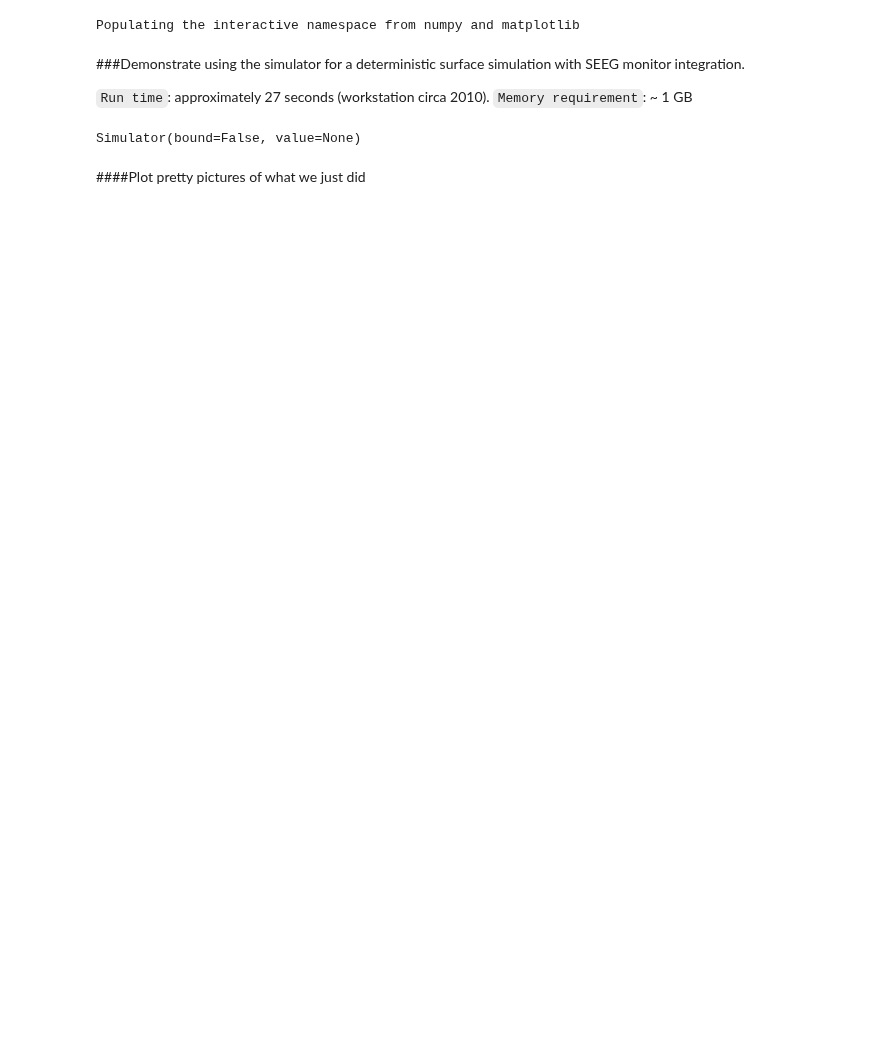
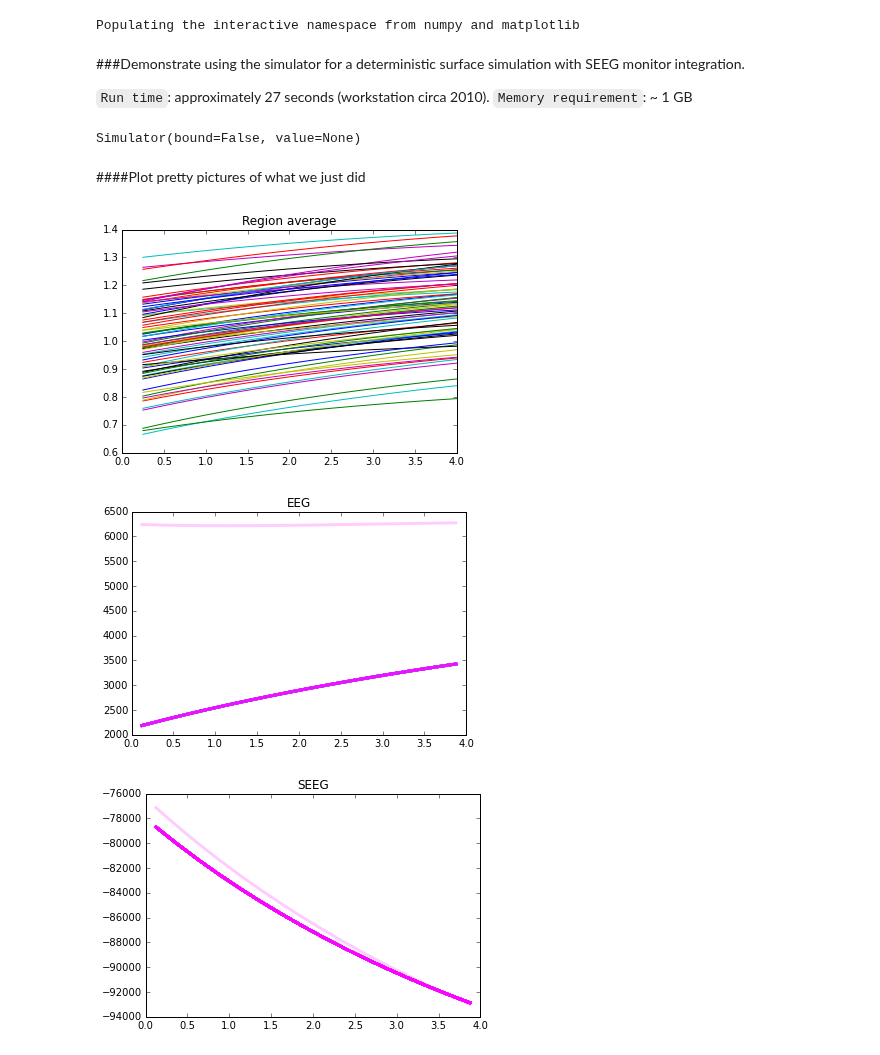
Before and after one commit to the-virtual-brain/tvb-root, a Jupyter notebook: tvb_documentation_new/demos/seeg_surface_deterministic.ipynb, the cells around one changed output. Saved outputs shown, nothing was run; the diff lists cells and outputs as text; code cells hidden in the pictures; blank space fills up the shorter version.

```diff
--- a/tvb_documentation_new/demos/seeg_surface_deterministic.ipynb
+++ b/tvb_documentation_new/demos/seeg_surface_deterministic.ipynb
@@ -35,14 +35,12 @@ mon_savg = monitors.SpatialAverage(period=2 ** -2)
 # load the default region mapping
 rm = region_mapping.RegionMapping(load_default=True)
 #Initialise some Monitors with period in physical time
-mon_eeg = monitors.EEG.from_files('eeg-brainstorm-65.txt',
-                                  'projection_EEG_surface.npy',
-                                  region_mapping=rm,
-                                  period=2 ** -2)
-mon_seeg = monitors.iEEG.from_files('seeg-brainstorm-960.txt',
-                                    'projection_SEEG_surface.npy',
-                                    region_mapping=rm,
-                                    period=2 ** -2)
+mon_eeg = monitors.EEG(load_default=True,
+                       region_mapping=rm,
+                       period=2 ** -2)
+mon_seeg = monitors.iEEG(load_default=True,
+                         region_mapping=rm,
+                         period=2 ** -2)
 # %%
 #Bundle them
 what_to_watch = (mon_tavg, mon_savg, mon_eeg, mon_seeg)
@@ -94,32 +92,33 @@ LOG.info("finished simulation.")
 # %%
 #Make the lists numpy.arrays for easier use.
 TAVG = numpy.array(tavg_data)
 SAVG = numpy.array(savg_data)
 EEG = numpy.array(eeg_data)
 SEEG = numpy.array(seeg_data)
 
 #Plot region averaged time series
 figure(3)
 plot(savg_time, SAVG[:, 0, :, 0])
 title("Region average")
 
+
 #Plot EEG time series
 figure(4)
 color_idx = numpy.linspace(0, 1, EEG.shape[2])
 for i in color_idx:
-    plot(eeg_time, EEG[:, 0, :, 0], color=cm.cool(i), lw=3, alpha=0.2)
+    plot(eeg_time, EEG[:, 0, i, 0], color=cm.cool(i), lw=3, alpha=0.2)
 title("EEG")
 
 #Plot SEEG time series
 figure(5)
 color_idx = numpy.linspace(0, 1, SEEG.shape[2])
 for i in color_idx:
-    plot(seeg_time, SEEG[:, 0, :, 0], color=cm.cool(i), lw=3, alpha=0.2)
+    plot(seeg_time, SEEG[:, 0, i, 0], color=cm.cool(i), lw=3, alpha=0.2)
 title("SEEG")
 
 #Show them
 show()
-
-#Surface movie, requires mayavi.mlab
-if IMPORTED_MAYAVI:
-    st = surface_timeseries(sim.surface, TAVG[:, 0, :, 0])
+# %% [output]
+[figure, added]
+[figure, added]
+[figure, added]
```
Also changed, not shown: parts of 1 cell of this notebook, 24 other files.
